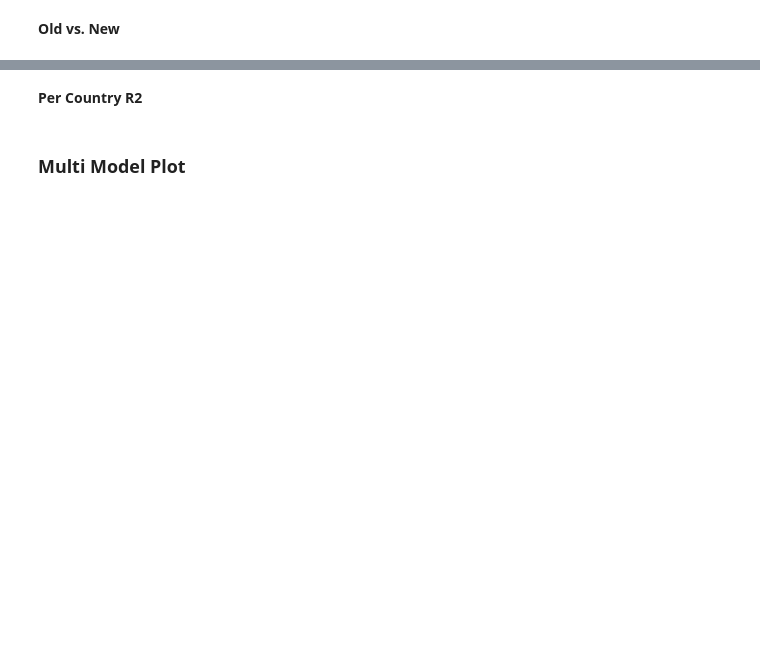
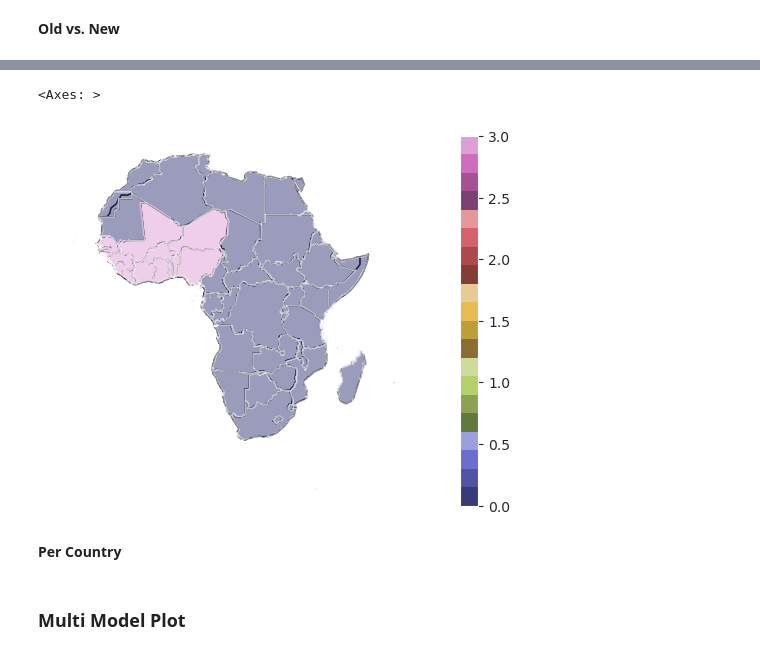
Before and after one commit to mpa-poverty/2-mpa, a Jupyter notebook: plot_results.ipynb, the cells around one changed output, grey strips where cells are left out. Drawn from its saved outputs; the diff is of its cells as text; code cells hidden in the pictures; blank space fills up the shorter version.

```diff
--- a/plot_results.ipynb
+++ b/plot_results.ipynb
@@ -32,4 +74,21 @@ sns.lineplot(data=df, x="index", y="Average R2")
+# %%
+world = gpd.read_file(gpd.datasets.get_path('naturalearth_lowres'))
+base = world[world.continent == 'Africa'].plot(color='white', edgecolor='black')
+base.set_axis_off()
+
+africa.plot(
+    column='ECOWAS',
+    markersize=6,
+    alpha=0.5,
+    ax=base,
+    legend=True,
+    colormap='tab20b',
+    figsize=(30,30)
+    )
+# %% [output]
+<Axes: >
+[figure, added]
 # %% [markdown]
-**Per Country R2**
+**Per Country**
 # %% [markdown]
 ### Multi Model Plot
```
Also changed, not shown: parts of 11 cells of this notebook, 9 other files.
